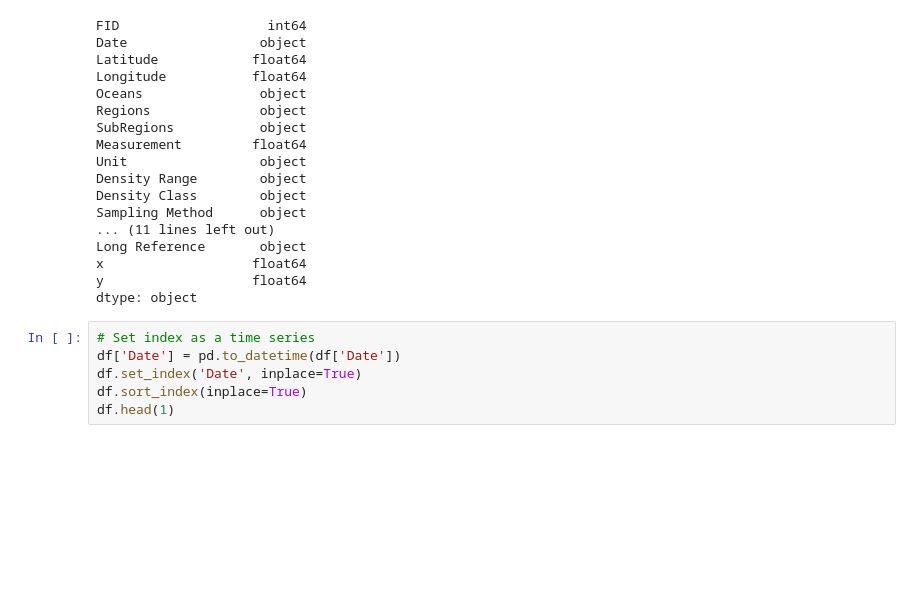
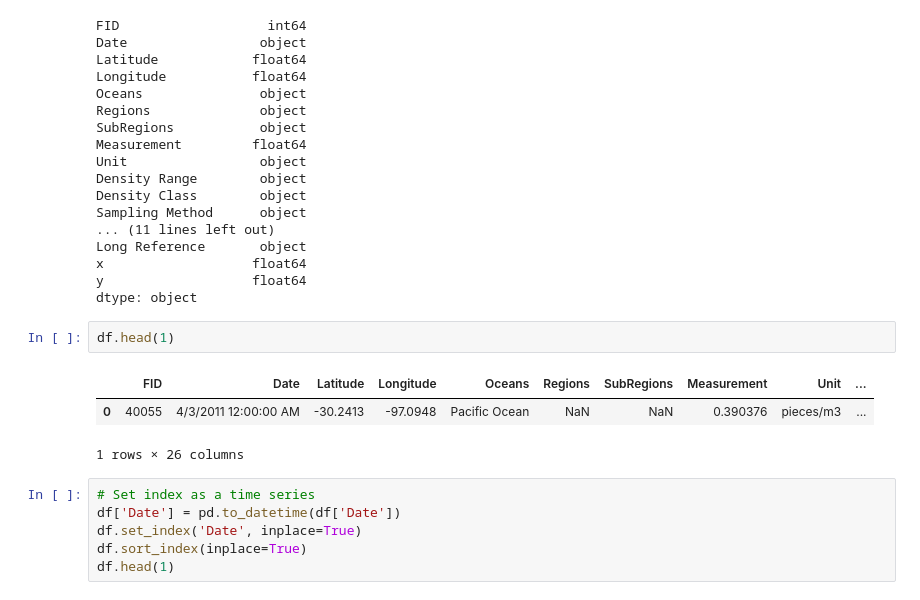
Before and after one commit to DerikVo/DSI_project_4_MIcroplastics, a Jupyter notebook: Code/Derik_RNN.ipynb, the cells around one changed output. Drawn from its saved outputs; the diff is of its cells as text; blank space fills up the shorter version.

```diff
--- a/Code/Derik_RNN.ipynb
+++ b/Code/Derik_RNN.ipynb
@@ -52,6 +53,12 @@ Long Reference       object
 x                   float64
 y                   float64
 dtype: object
+# %%
+df.head(1)
+# %% [output]
+|  | FID | Date | Latitude | Longitude | Oceans | Regions | SubRegions | Measurement | Unit | ... |
+| 0 | 40055 | 4/3/2011 12:00:00 AM | -30.2413 | -97.0948 | Pacific Ocean | NaN | NaN | 0.390376 | pieces/m3 | ... |
+1 rows × 26 columns
 # %%
 # Set index as a time series
 df['Date'] = pd.to_datetime(df['Date'])
```
Also changed, not shown: parts of 32 cells of this notebook.
